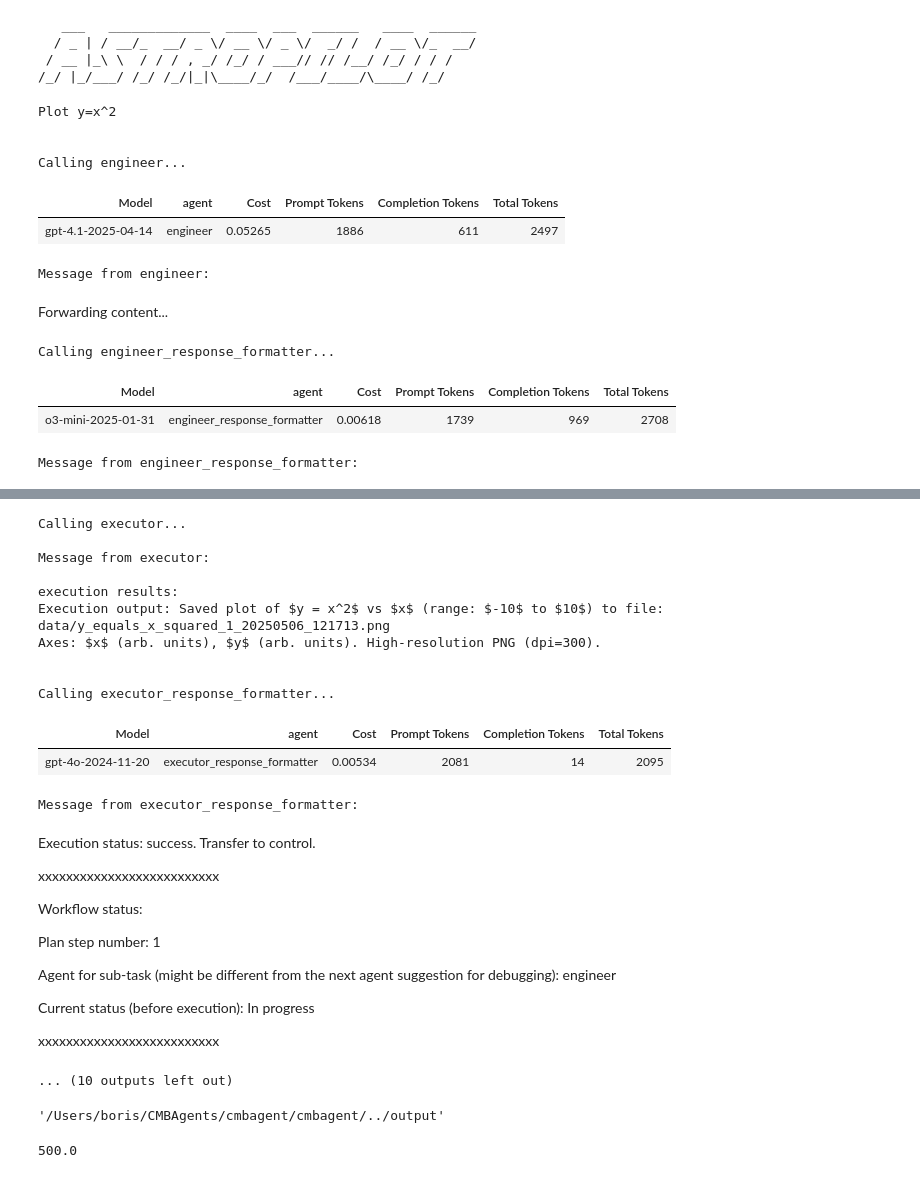
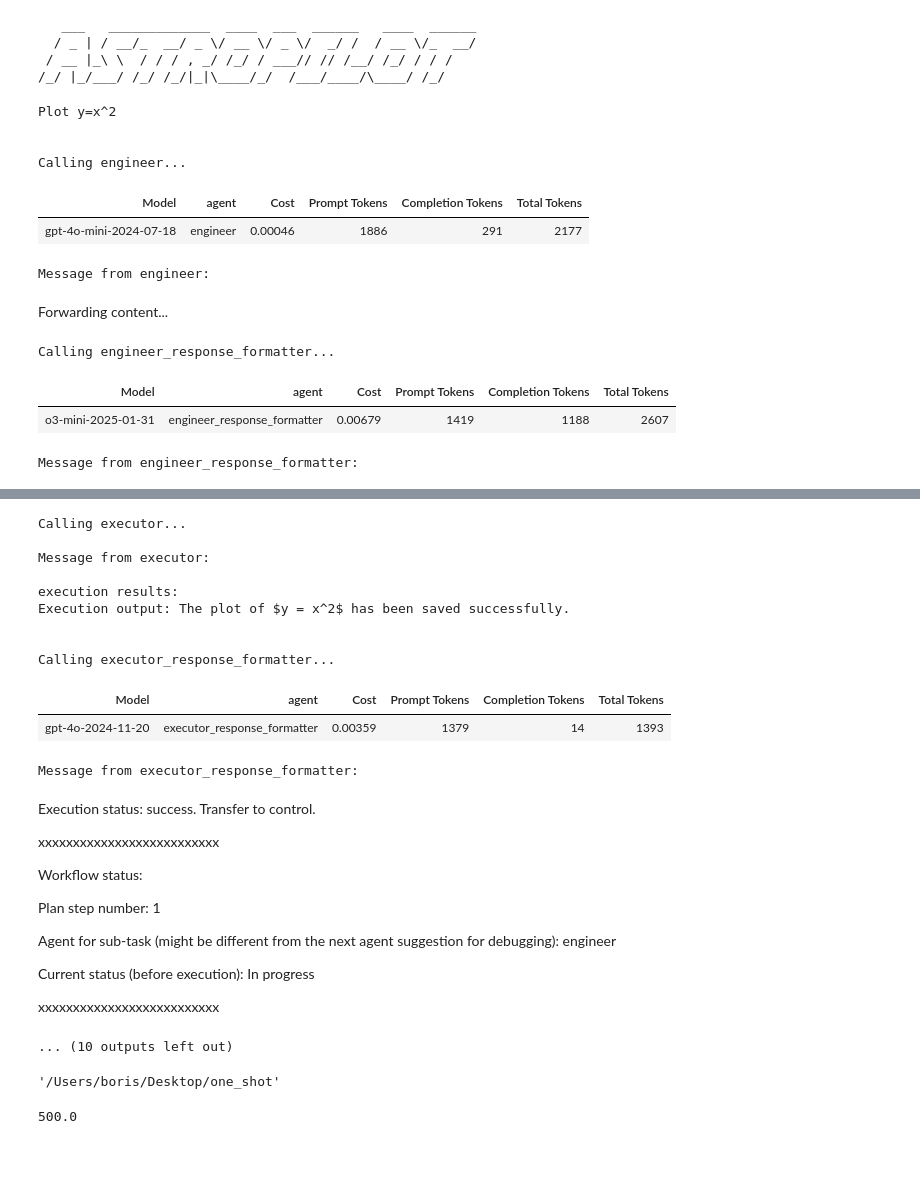
Before and after one commit to CMBAgents/cmbagent, a Jupyter notebook: docs/notebooks/cmbagent_beta3_one_shot.ipynb, the cells around one changed output, grey strips where cells are left out. Saved outputs shown, nothing was run; the diff lists cells and outputs as text; code cells hidden in the pictures.

```diff
--- a/docs/notebooks/cmbagent_beta3_one_shot.ipynb
+++ b/docs/notebooks/cmbagent_beta3_one_shot.ipynb
@@ -17,32 +17,34 @@ import cmbagent
 # %%
 
 # task = r"""
 # Download stock markect data and plot sp500 between 2015 and 2024.
 # """
 
 
 task = r"""
 Plot y=x^2
 """
 
 results = cmbagent.one_shot(task,
                    max_rounds=50,
                    initial_agent='engineer',
-                   engineer_model='gpt-4.1-2025-04-14',
+                   # engineer_model='gpt-4.1-2025-04-14',
+                   engineer_model='gpt-4o-mini',
+                   work_dir="/Users/boris/Desktop/one_shot",
                   )
 # %% [output]
 Plot y=x^2
 
 
 Calling engineer...
 | Model | agent | Cost | Prompt Tokens | Completion Tokens | Total Tokens |
-| gpt-4.1-2025-04-14 | engineer | 0.05265 | 1886 | 611 | 2497 |
+| gpt-4o-mini-2024-07-18 | engineer | 0.00046 | 1886 | 291 | 2177 |
 Message from engineer:
 
 Forwarding content...
 Calling engineer_response_formatter...
 | Model | agent | Cost | Prompt Tokens | Completion Tokens | Total Tokens |
-| o3-mini-2025-01-31 | engineer_response_formatter | 0.00618 | 1739 | 969 | 2708 |
+| o3-mini-2025-01-31 | engineer_response_formatter | 0.00679 | 1419 | 1188 | 2607 |
 Message from engineer_response_formatter:
 **Code Explanation:**
 
@@ -109,13 +87,12 @@ Calling executor...
 Message from executor:
 
 execution results:
-Execution output: Saved plot of $y = x^2$ vs $x$ (range: $-10$ to $10$) to file: data/y_equals_x_squared_1_20250506_121713.png
-Axes: $x$ (arb. units), $y$ (arb. units). High-resolution PNG (dpi=300).
+Execution output: The plot of $y = x^2$ has been saved successfully.
 
 
 Calling executor_response_formatter...
 | Model | agent | Cost | Prompt Tokens | Completion Tokens | Total Tokens |
-| gpt-4o-2024-11-20 | executor_response_formatter | 0.00534 | 2081 | 14 | 2095 |
+| gpt-4o-2024-11-20 | executor_response_formatter | 0.00359 | 1379 | 14 | 1393 |
 Message from executor_response_formatter:
 Execution status: success. Transfer to control.
 
@@ -134,7 +111,7 @@ xxxxxxxxxxxxxxxxxxxxxxxxxx
 # %%
 results['final_context']['work_dir']
 # %% [output]
-'/Users/boris/CMBAgents/cmbagent/cmbagent/../output'
+'/Users/boris/Desktop/one_shot'
 # %%
 # results
 # %%
```
Also changed, not shown: parts of 1 cell of this notebook.
